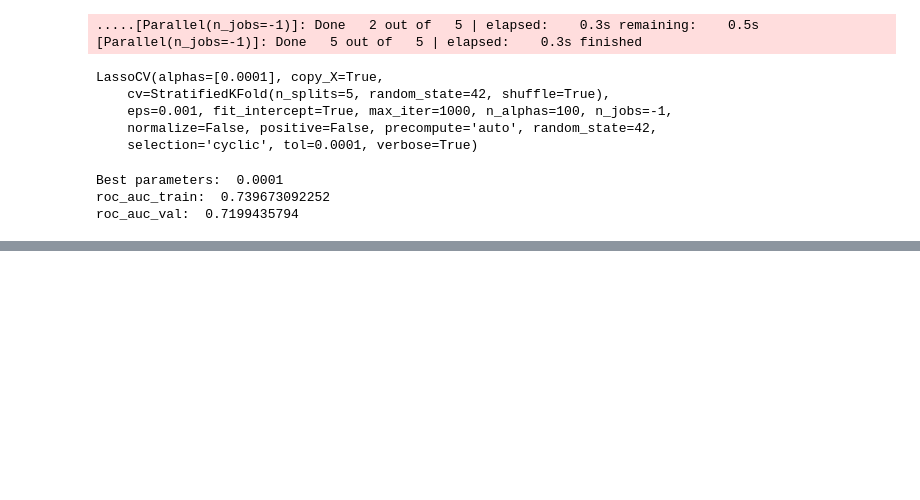
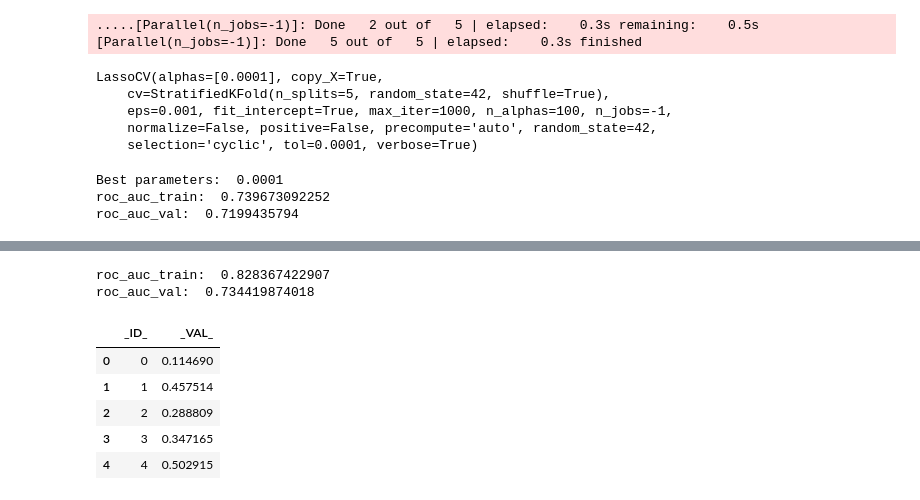
Before and after one commit to kanashov/Modulbank-AI-Hack-MSK, a Jupyter notebook: 1 Begin.ipynb, the cells around one changed output, grey strips where cells are left out. Saved outputs shown, nothing was run; the diff lists cells and outputs as text; code cells hidden in the pictures; blank space fills up the shorter version.

```diff
--- a/1 Begin.ipynb
+++ b/1 Begin.ipynb
@@ -488,0 +640,2 @@ roc_auc_val:  0.7199435794
+# %%
+gboost_cv.estimator.fit(X_train, y_train)
@@ -488,0 +769,26 @@ roc_auc_val:  0.7199435794
+# %%
+# create dataset for lightgbm
+lgb_train = lgb.Dataset(X_train, y_train)
+lgb_eval = lgb.Dataset(X_val, y_val, reference=lgb_train)
+# %%
+# specify your configurations as a dict
+params = {
+    'task': 'train',
+    'boosting_type': 'gbdt',
+    'objective': 'regression',
+    'metric': {'auc'},
+    'num_leaves': 40,
+    'learning_rate': 0.05,
+    'feature_fraction': 0.7,
+    'bagging_fraction': 0.8,
+    'bagging_freq': 6,
+    'verbose': 0
+}
+
+print('Start training...')
+# train
+gbm = lgb.train(params,
+                lgb_train,
+                num_boost_round=100,
+                valid_sets=lgb_eval,
+                early_stopping_rounds=10)
@@ -488,0 +813,20 @@ roc_auc_val:  0.7199435794
+# %%
+print('roc_auc_train: ', roc_auc_score(y_train, gbm.predict(X_train)))
+print('roc_auc_val: ', roc_auc_score(y_val, gbm.predict(X_val)))
+# %% [output]
+roc_auc_train:  0.828367422907
+roc_auc_val:  0.734419874018
+# %%
+pred_test = gbm.predict(test)
+d = {'_ID_': range(4166), '_VAL_': pred_test}
+df = pd.DataFrame(data=d)
+df.to_csv('submit.csv', index=False)
+# %%
+df.head()
+# %% [output]
+|  | _ID_ | _VAL_ |
+| 0 | 0 | 0.114690 |
+| 1 | 1 | 0.457514 |
+| 2 | 2 | 0.288809 |
+| 3 | 3 | 0.347165 |
+| 4 | 4 | 0.502915 |
```
Also changed, not shown: parts of 41 cells of this notebook, 2 other files.
